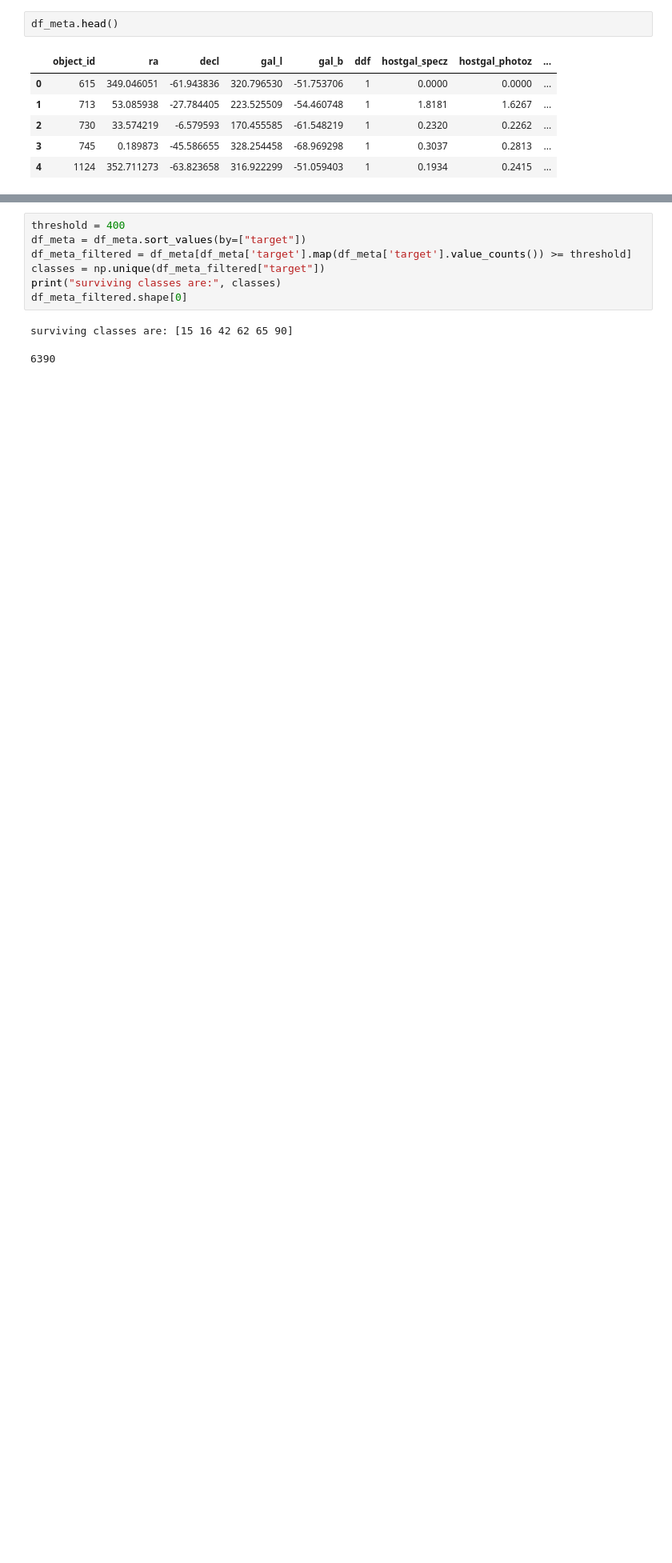
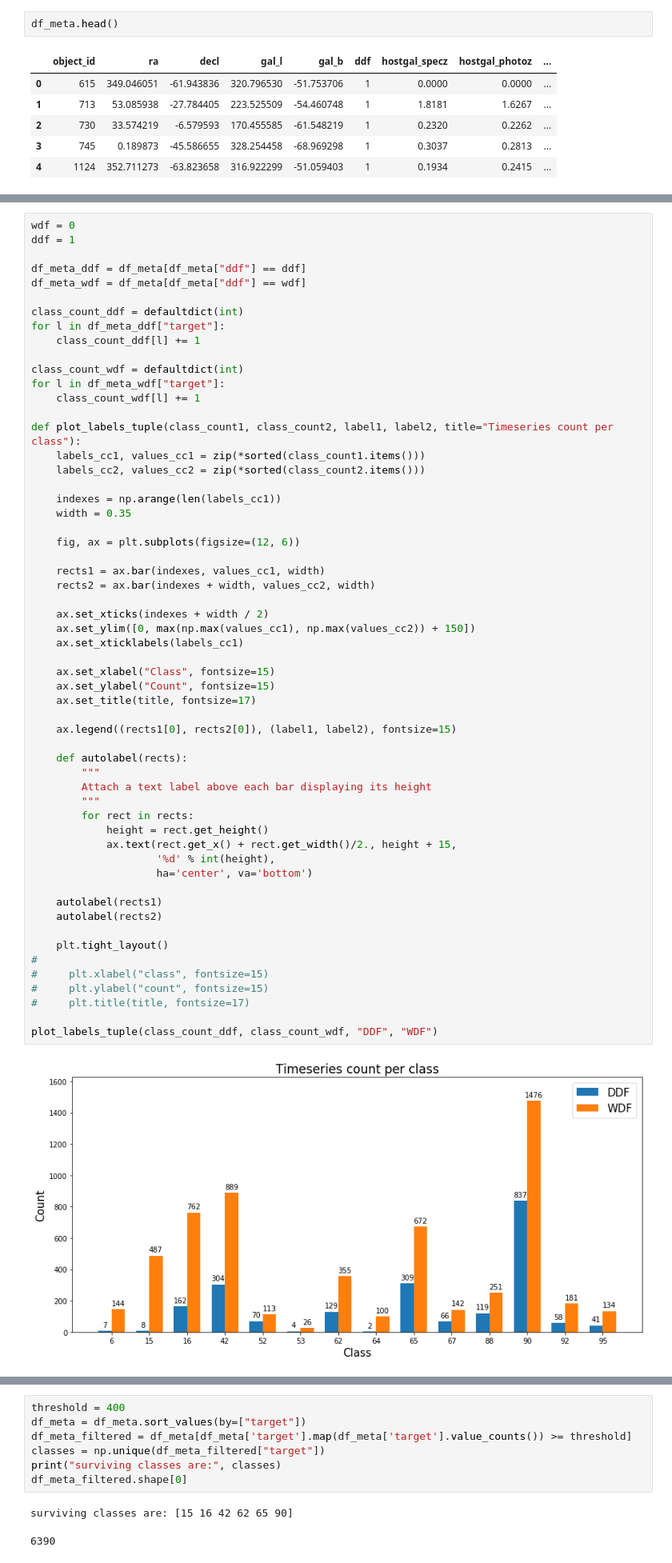
Before and after one commit to frmunozz/irregular-bag-of-pattern, a Jupyter notebook: notebooks/preprocessing.ipynb, the cells around one changed output, grey strips where cells are left out. Shown: that part at 80% size. Drawn from its saved outputs; the diff is of its cells as text; blank space fills up the shorter version.

```diff
--- a/notebooks/preprocessing.ipynb
+++ b/notebooks/preprocessing.ipynb
@@ -42,0 +125,59 @@ Text(0.5, 1.0, 'Number of timeseries per class')
+# %%
+wdf = 0
+ddf = 1
+
+df_meta_ddf = df_meta[df_meta["ddf"] == ddf]
+df_meta_wdf = df_meta[df_meta["ddf"] == wdf]
+
+class_count_ddf = defaultdict(int)
+for l in df_meta_ddf["target"]:
+    class_count_ddf[l] += 1
+
+class_count_wdf = defaultdict(int)
+for l in df_meta_wdf["target"]:
+    class_count_wdf[l] += 1
+
+def plot_labels_tuple(class_count1, class_count2, label1, label2, title="Timeseries count per class"):
+    labels_cc1, values_cc1 = zip(*sorted(class_count1.items()))
+    labels_cc2, values_cc2 = zip(*sorted(class_count2.items()))
+
+    indexes = np.arange(len(labels_cc1))
+    width = 0.35
+
+    fig, ax = plt.subplots(figsize=(12, 6))
+
+    rects1 = ax.bar(indexes, values_cc1, width)
+    rects2 = ax.bar(indexes + width, values_cc2, width)
+
+    ax.set_xticks(indexes + width / 2)
+    ax.set_ylim([0, max(np.max(values_cc1), np.max(values_cc2)) + 150])
+    ax.set_xticklabels(labels_cc1)
+
+    ax.set_xlabel("Class", fontsize=15)
+    ax.set_ylabel("Count", fontsize=15)
+    ax.set_title(title, fontsize=17)
+
+    ax.legend((rects1[0], rects2[0]), (label1, label2), fontsize=15)
+
+    def autolabel(rects):
+        """
+        Attach a text label above each bar displaying its height
+        """
+        for rect in rects:
+            height = rect.get_height()
+            ax.text(rect.get_x() + rect.get_width()/2., height + 15,
+                    '%d' % int(height),
+                    ha='center', va='bottom')
+
+    autolabel(rects1)
+    autolabel(rects2)
+
+    plt.tight_layout()
+#
+#     plt.xlabel("class", fontsize=15)
+#     plt.ylabel("count", fontsize=15)
+#     plt.title(title, fontsize=17)
+
+plot_labels_tuple(class_count_ddf, class_count_wdf, "DDF", "WDF")
+# %% [output]
+[figure, added]
```
Also changed, not shown: parts of 27 cells of this notebook, 1 other file.
